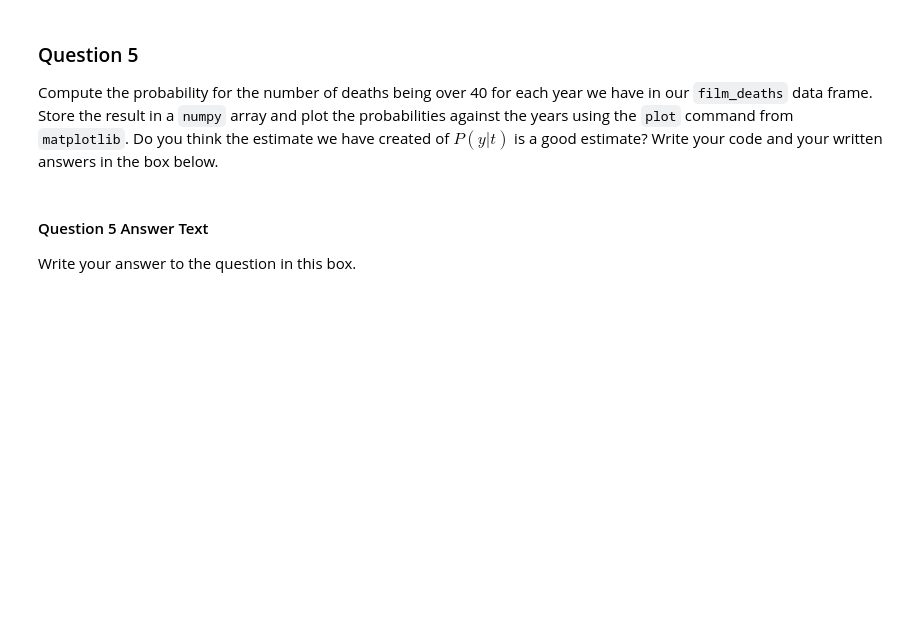
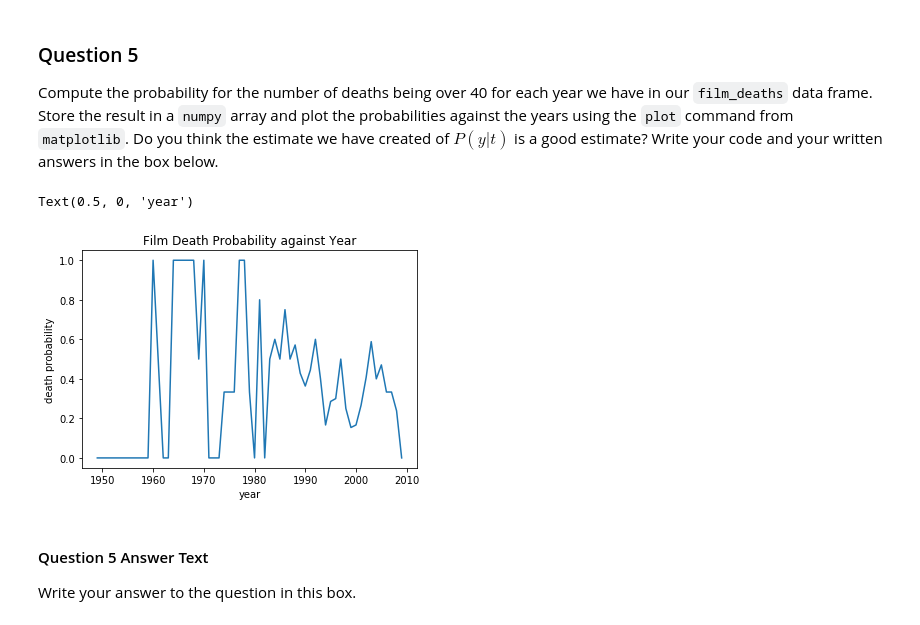
Before and after one commit to maalvarezl/MLAI, a Jupyter notebook: Lab 1 - Probability and Introduction to Jupyter Notebooks.ipynb, the cells around one changed output. Cells and saved outputs as stored; diff of their text form; code cells hidden in the pictures; blank space fills up the shorter version.

```diff
--- a/Lab 1 - Probability and Introduction to Jupyter Notebooks.ipynb
+++ b/Lab 1 - Probability and Introduction to Jupyter Notebooks.ipynb
@@ -199,8 +300,28 @@ Compute the probability for the number of deaths being over 40 for each year we
 # %%
 # Question 5 Answer Code
 # Write code for you answer to this question in this box
 # Do not delete these comments, otherwise you will get zero for this answer.
 # Make sure your code has run and the answer is correct *before* submitting your notebook for marking.
+prob_death_dic = {}
+
+for year in film_deaths.Year:
+    deaths = (film_deaths.Body_Count[film_deaths.Year==year]>40).sum()
+    total_films = (film_deaths.Year==year).sum()
+    prob_death = float(deaths)/float(total_films)
+
+    prob_death_dic[year] = prob_death
+
+result_tuple_list = sorted(prob_death_dic.items(),key = lambda item:item[0])
+x_list = [i[0] for i in result_tuple_list]
+y_list = [i[1] for i in result_tuple_list]
+
+plt.plot(x_list,y_list)
+plt.title('Film Death Probability against Year')
+plt.ylabel('death probability')
+plt.xlabel('year')
+# %% [output]
+Text(0.5, 0, 'year')
+[figure, added]
 # %% [markdown]
 #### Question 5 Answer Text
 
```
Also changed, not shown: parts of 20 cells of this notebook.
